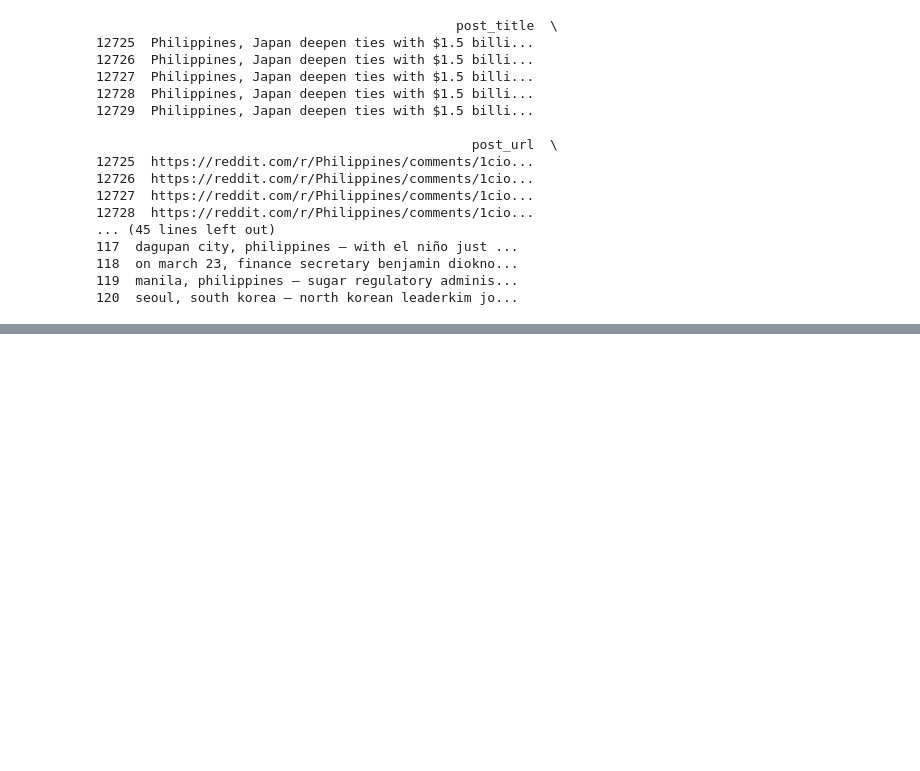
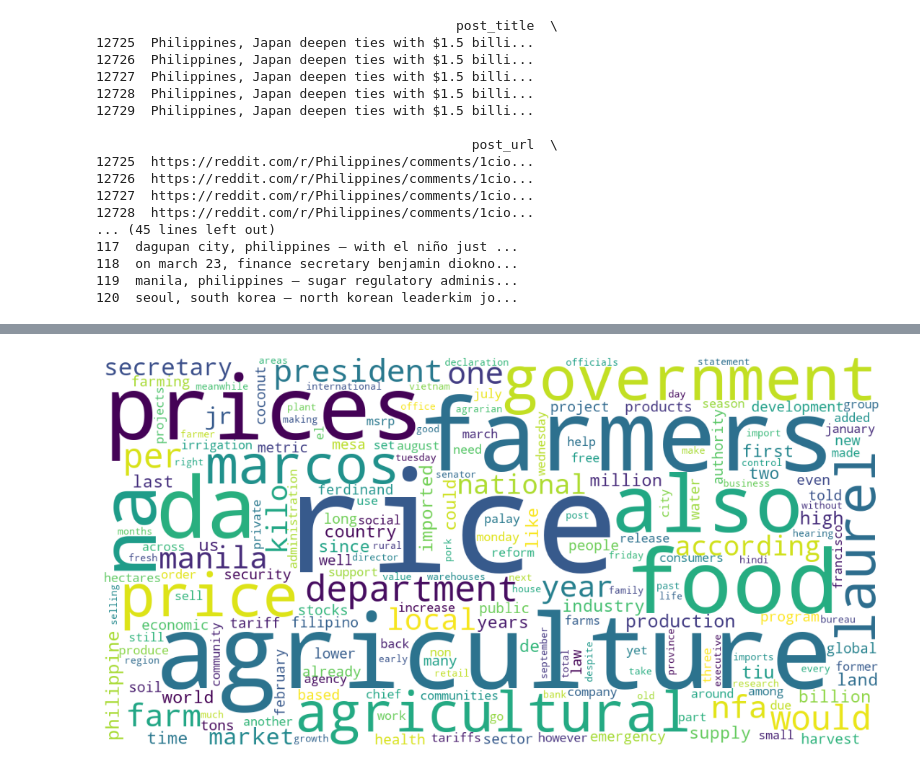
Before and after one commit to louis-uwie/philippine-agriculture-reddit-analysis, a Jupyter notebook: Binwag - PhilippineRedditAgricultureAnalysis/notebook/002-wordembeddings.ipynb, the cells around one changed output, grey strips where cells are left out. Saved outputs shown, nothing was run; the diff lists cells and outputs as text; code cells hidden in the pictures; blank space fills up the shorter version.

```diff
--- a/Binwag - PhilippineRedditAgricultureAnalysis/notebook/002-wordembeddings.ipynb
+++ b/Binwag - PhilippineRedditAgricultureAnalysis/notebook/002-wordembeddings.ipynb
@@ -105,0 +134,19 @@ print(len(vocab))     # vocabulary size
+# %%
+import pandas as pd
+
+rappler_corpus = pd.read_csv("../data/News/rappler_clean.csv")
+rappler_corpus.tail()
+
+texts_rappler = rappler_corpus["text"].astype(str)
+# %%
+from sklearn.feature_extraction.text import CountVectorizer
+
+rappler_vectorizer = CountVectorizer(
+    stop_words=combined_stopwords,
+    max_df=0.85,
+    min_df=5,
+    token_pattern=r'(?u)\b[a-zA-Z][a-zA-Z]+\b'  # letters only
+)
+
+rappler_bow = rappler_vectorizer.fit_transform(texts_rappler)
+rappler_bow.shape
@@ -105,0 +155,4 @@ print(len(vocab))     # vocabulary size
+# %%
+rappler_vocab = rappler_vectorizer.get_feature_names_out()
+print(len(rappler_vocab))
+print(rappler_vocab[:50])
@@ -105,0 +169,15 @@ print(len(vocab))     # vocabulary size
+# %%
+import numpy as np
+from wordcloud import WordCloud
+import matplotlib.pyplot as plt
+
+rappler_freq = np.asarray(rappler_bow.sum(axis=0)).flatten()
+rappler_freq_dict = dict(zip(rappler_vocab, rappler_freq))
+
+plt.figure(figsize=(15,7))
+wc = WordCloud(width=1200, height=600, background_color="white")
+plt.imshow(wc.generate_from_frequencies(rappler_freq_dict))
+plt.axis("off")
+plt.show()
+# %% [output]
+[figure, added]
```
Also changed, not shown: parts of 8 cells of this notebook, 9 other files.
